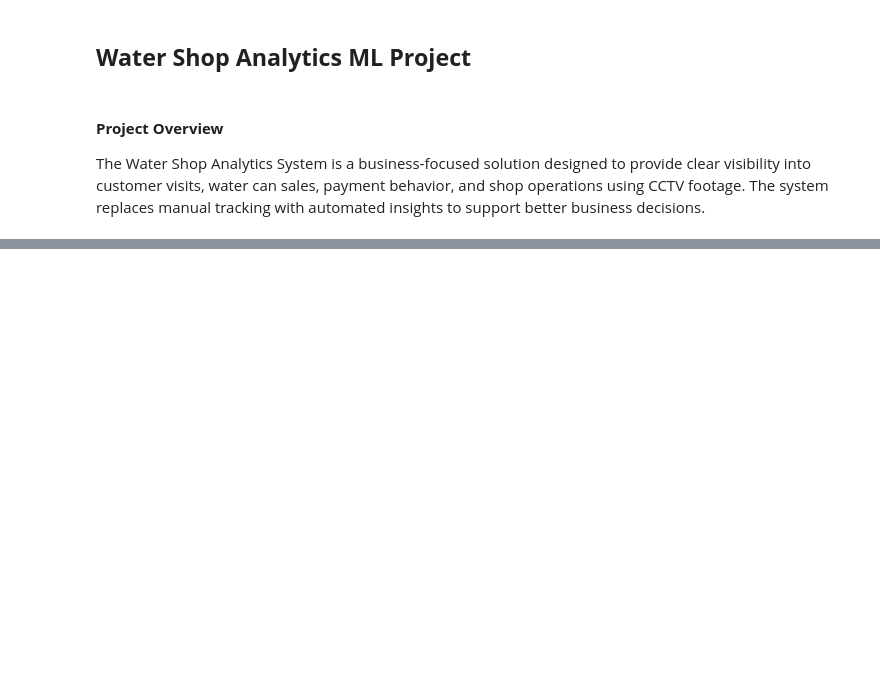
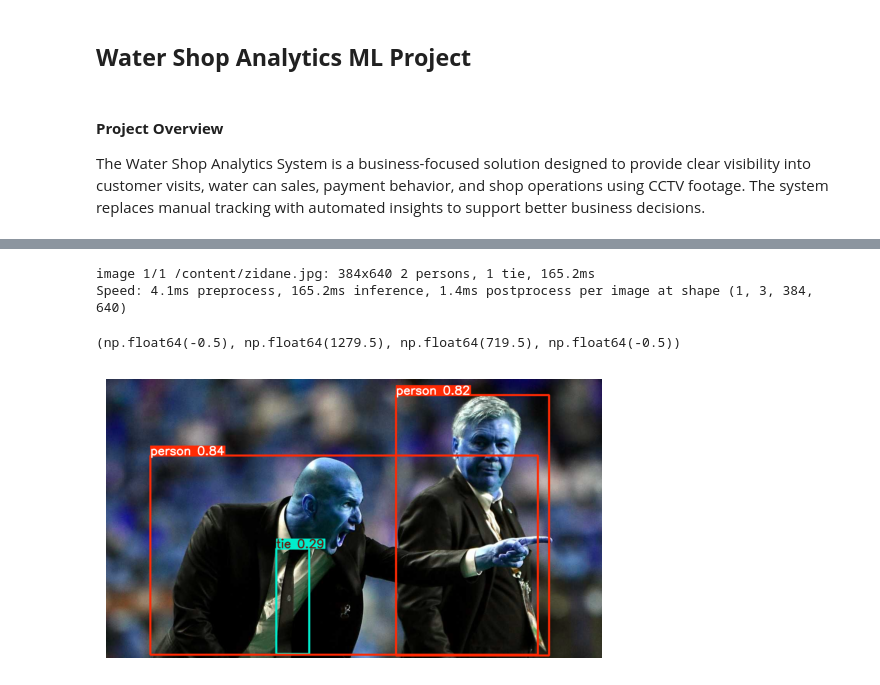
Before and after one commit to Sneha-Devare/Water_Shop_Analytics, a Jupyter notebook: Copy_of_Water_Shop_Analytics_(1).ipynb, the cells around one changed output, grey strips where cells are left out. Drawn from its saved outputs; the diff is of its cells as text; code cells hidden in the pictures; blank space fills up the shorter version.

Commit message:
Testing YOLO Model on Image

```diff
--- a/Copy_of_Water_Shop_Analytics_(1).ipynb
+++ b/Copy_of_Water_Shop_Analytics_(1).ipynb
@@ -40,0 +41,11 @@ Model Loaded
+# %%
+# Testing if a model can detect objects in an image
+results = model("https://ultralytics.com/images/zidane.jpg")
+img = results[0].plot()
+plt.imshow(img)
+plt.axis("off")
+# %% [output]
+image 1/1 /content/zidane.jpg: 384x640 2 persons, 1 tie, 165.2ms
+Speed: 4.1ms preprocess, 165.2ms inference, 1.4ms postprocess per image at shape (1, 3, 384, 640)
+(np.float64(-0.5), np.float64(1279.5), np.float64(719.5), np.float64(-0.5))
+[figure, added]
```
Also changed, not shown: parts of 2 cells of this notebook.
